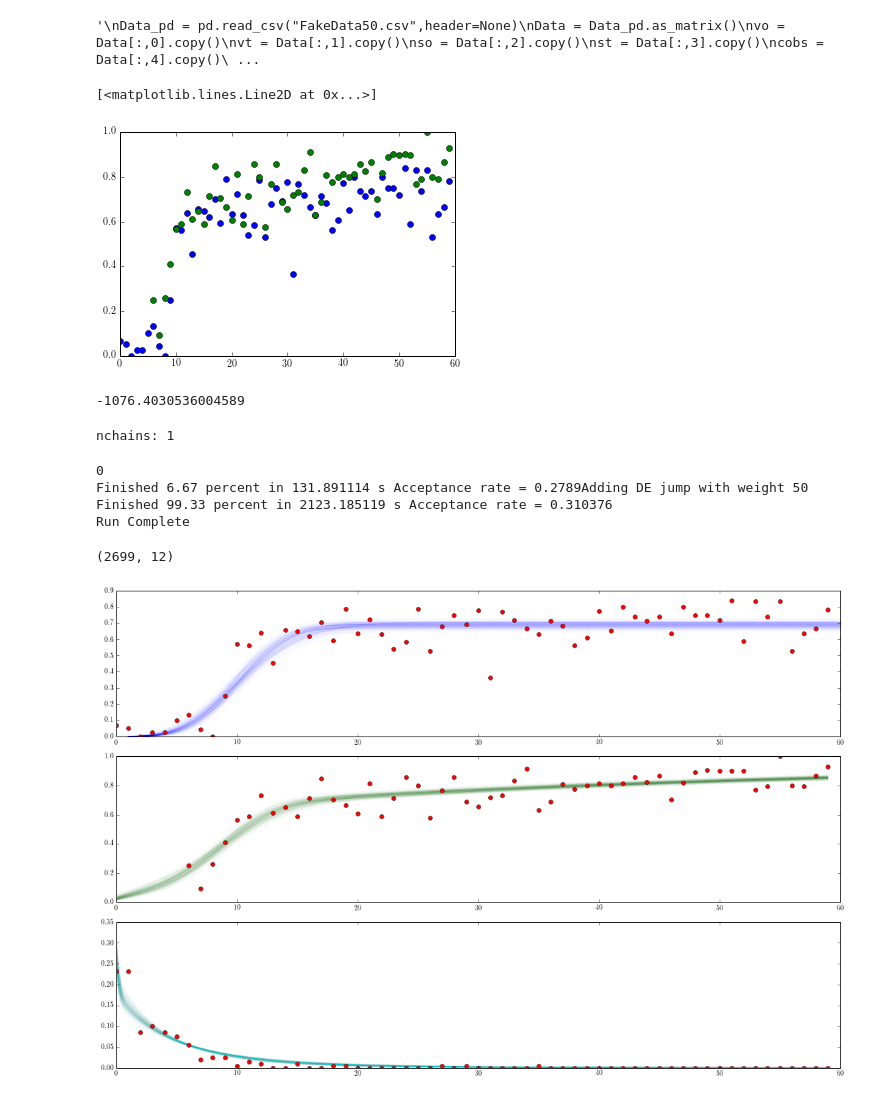
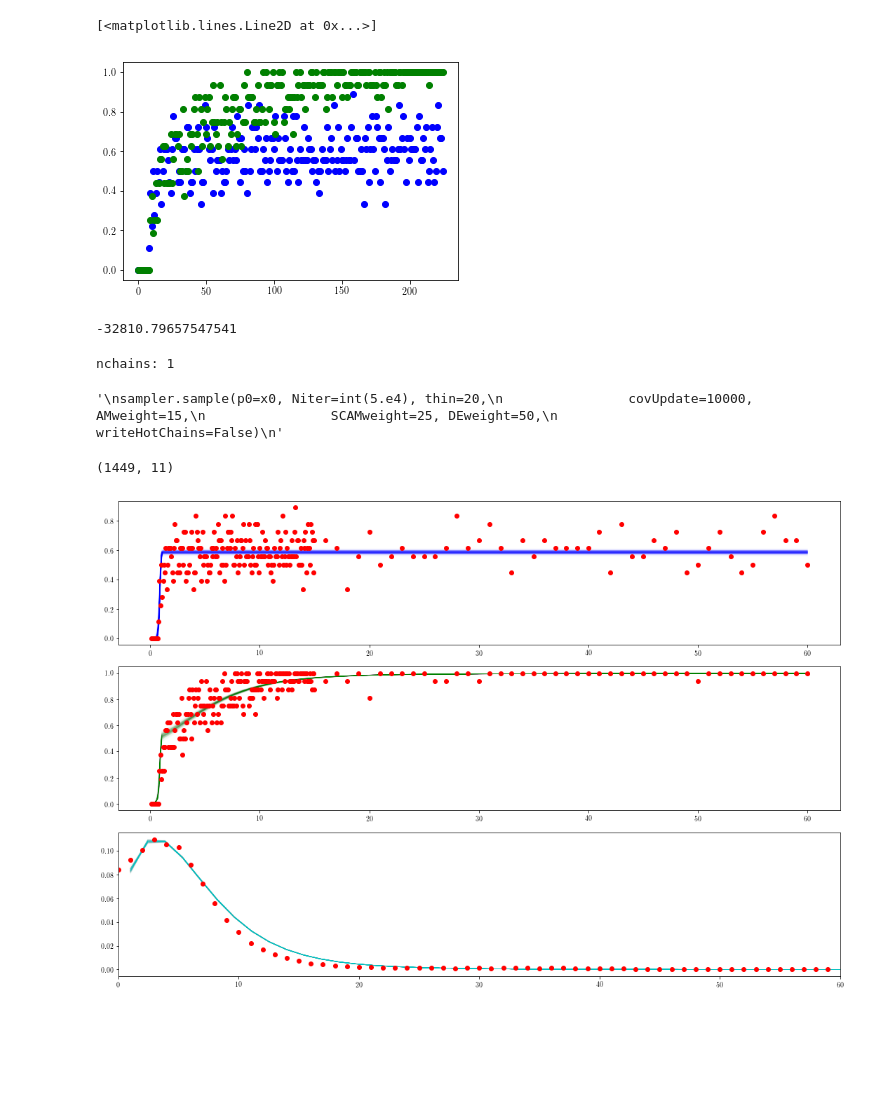
Before and after one commit to lmaesampson/CompetingRates, a Jupyter notebook: Code/Stable_DRC.ipynb, the cells around one changed output. Drawn from its saved outputs; the diff is of its cells as text; code cells hidden in the pictures; blank space fills up the shorter version.

```diff
--- a/Code/Stable_DRC.ipynb
+++ b/Code/Stable_DRC.ipynb
@@ -91,21 +91,22 @@ print np.shape(vo)
 # %%
 #Read in and process data from simulation
-'''
-Data_pd = pd.read_csv("FakeData50.csv",header=None)
-Data = Data_pd.as_matrix()
-vo = Data[:,0].copy()
-vt = Data[:,1].copy()
-so = Data[:,2].copy()
-st = Data[:,3].copy()
-cobs = Data[:,4].copy()
+
+#Data_pd = pd.read_csv("../Data/FakeSero_veff0.7_allages.csv",header=None)
+Data = pickle.load(open("FakeData_veff0.8_allages_avgsampling.p",'rb'))
+#Data = Data_pd.as_matrix()
+Data = np.array(Data)
+vo = Data[0].copy()
+vt = Data[1].copy()
+so = Data[2].copy()
+st = Data[3].copy()
+cobs = Data[4].copy()
 
 vobs = vo.copy()
 vtry = vt.copy()
 sobs = so.copy()
 stry = st.copy()
-'''
+
+allAges = pickle.load(open("AllAges_fakedata.p",'rb'))
-# %% [output]
-'\nData_pd = pd.read_csv("FakeData50.csv",header=None)\nData = Data_pd.as_matrix()\nvo = Data[:,0].copy()\nvt = Data[:,1].copy()\nso = Data[:,2].copy()\nst = Data[:,3].copy()\ncobs = Data[:,4].copy()\ ...
 # %%
 #Plot data to make sure it doesn't look crazy.
 
@@ -115,7 +116,7 @@ plt.plot(vobs.astype(float)/vtry.astype(float),'bo')
 plt.plot(sobs.astype(float)/stry.astype(float),'go')
 # %% [output]
 [<matplotlib.lines.Line2D at 0x...>]
-[figure, old version]
+[figure, new version]
 # %%
 #Now define the prior and likelihood:
 
@@ -215,7 +262,7 @@ x0[6] = 0.9
 #Test the likelihood call
 logl(x0,1)
 # %% [output]
--1076.4030536004589
+-32810.79657547541
 # %%
 #Need an initial covariance matrix for this sampler:
 cov_diag = np.ones(ndim)
@@ -232,22 +283,20 @@ nchains: 1
 # %%
 #Sample!
 '''
-sampler.sample(p0=x0, Niter=int(15.e4), thin=20,
+sampler.sample(p0=x0, Niter=int(5.e4), thin=20,
                 covUpdate=10000, AMweight=15,
                 SCAMweight=25, DEweight=50,
                 writeHotChains=False)
 '''
 # %% [output]
-0
-Finished 6.67 percent in 131.891114 s Acceptance rate = 0.2789Adding DE jump with weight 50
-Finished 99.33 percent in 2123.185119 s Acceptance rate = 0.310376
-Run Complete
+'\nsampler.sample(p0=x0, Niter=int(5.e4), thin=20,\n                covUpdate=10000, AMweight=15,\n                SCAMweight=25, DEweight=50,\n                writeHotChains=False)\n'
 # %%
 #Now load in the samples and make a plot.
+
 samples = []
 i = 0
 burnin = 1000
-for line in open('chains/DRCLab/sero/EQUATEUR/chain_1.txt','r'):
+for line in open('chains/fakedata/AllAges/AvgSampling/chain_1.txt','r'):
     sample = line.split()
     if i> burnin:
         samples.append(sample)
@@ -258,10 +307,11 @@ print np.shape(samples)
 
 samples = samples.astype(float)
 # %% [output]
-(2699, 12)
+(1449, 11)
 # %%
 nspace = 500
-x = np.linspace(1,60,nspace)
+x = np.linspace(1,720,nspace)
+cx = np.linspace(1,60,nspace)
 cplot = np.zeros(nspace)
 vplot = np.zeros(nspace)
 vplot2 = np.zeros(nspace)
@@ -282,37 +332,37 @@ for k in range(nplot):
     vheight = samples[index,2]
     falpha = samples[index,3]
     fbeta = samples[index,4]
     fheight = samples[index,5]
     veff = samples[index,6]
 
     va = valpha
     vb = vbeta
     vh = vheight
     ve = veff
 
     fa = falpha
     fb = fbeta
     fh = fheight
 
 
     j = 0
     for i in x:
         a = float(i)
         vplot[j] = 1. - np.exp(-vh*(1. - np.exp(-(a/vb)**va)))
         splot[j] = 1.0 - np.exp(-ve*vh*(1.-np.exp(-(i/vb)**va)) - fh*(1. - np.exp((-(i/fb)**fa))))
         cplot[j] = (1.-np.exp(-(fh*fa/fb*(a*12./fb))**(fa-1.)*np.exp(-(a*12./fb)**fa)))\
         *(np.exp(-ve*vh*(1.-np.exp(-(a*12./vb)**va))-fh*(1.-np.exp(-(a*12./fb)**fa))))
         j += 1
-    ax0.plot(x,vplot,alpha=0.01,color='b')
-    ax1.plot(x-1,splot,alpha=0.01,color='g',linewidth=1)
-    ax2.plot(x-1,cplot/(sum(cplot)*(x[1]-x[0])),alpha=0.01,color='c',linewidth=1)
+    ax0.plot(x/12.,vplot,alpha=0.01,color='b')
+    ax1.plot((x)/12.,splot,alpha=0.01,color='g',linewidth=1)
+    ax2.plot(x,cplot/(sum(cplot)*(x[1]-x[0])),alpha=0.01,color='c',linewidth=1)
 
-ax0.plot(vobs.astype(float)/vtry.astype(float), 'ro')
-ax1.plot(sobs.astype(float)/stry.astype(float),'ro')
+ax0.plot(allAges/12.,vobs.astype(float)/vtry.astype(float), 'ro')
+ax1.plot(allAges/12.,sobs.astype(float)/stry.astype(float),'ro')
 ax2.plot(cobs.astype(float)/total_cases,'ro')
 
 plt.xlim(0,60)
 fig.tight_layout()
-#plt.savefig('KasaiOrFits.png')
+plt.savefig('AvgSampling_allages.png')
 # %% [output]
-[figure, old version]
+[figure, new version]
```
Also changed, not shown: parts of 6 cells of this notebook, 1 other file.
